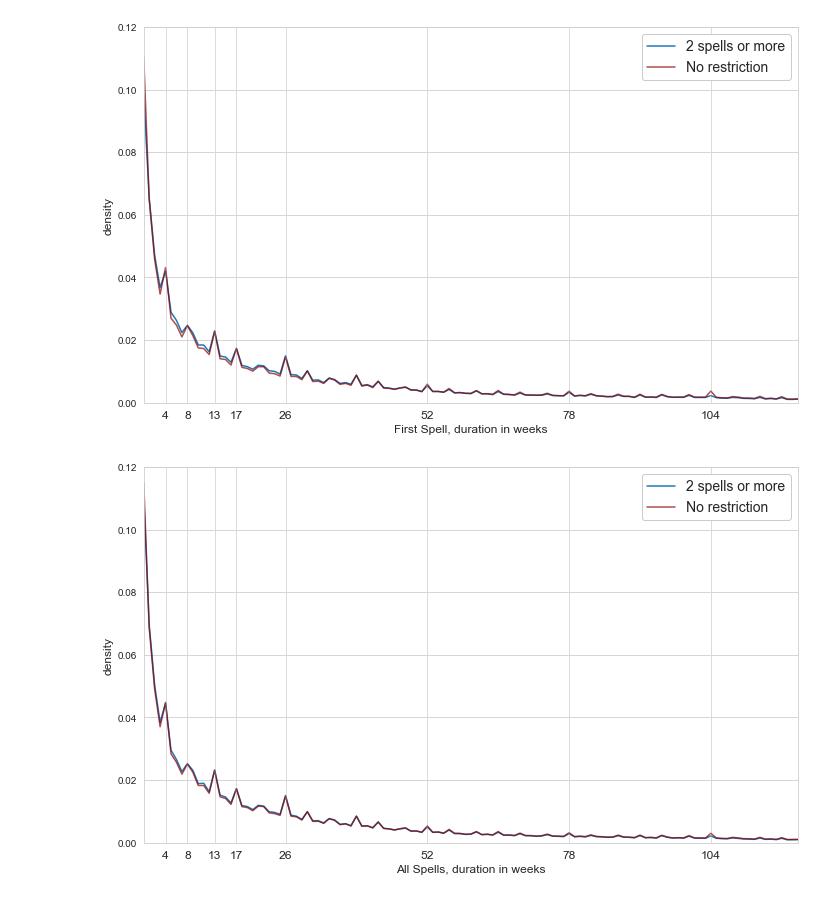
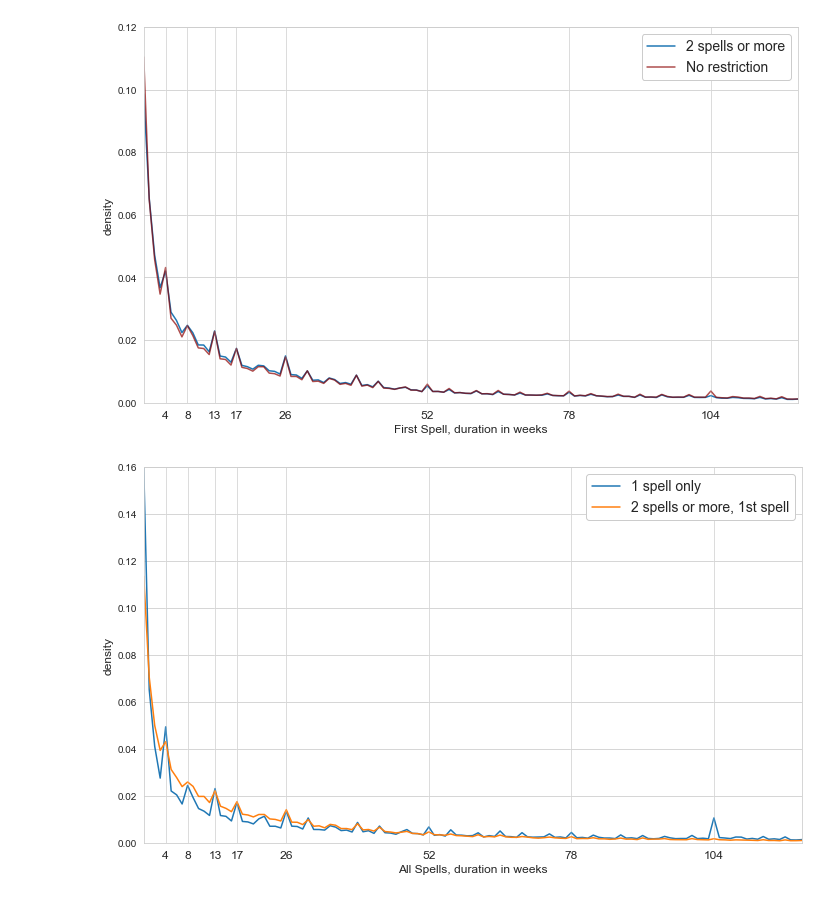
Before and after one commit to crisla/UVD_ABS_code, a Jupyter notebook: sample_selection/Sample Selection.ipynb, the cells around one changed output. Drawn from its saved outputs; the diff is of its cells as text; code cells hidden in the pictures.

Commit message:
more on spell selection

```diff
--- a/sample_selection/Sample Selection.ipynb
+++ b/sample_selection/Sample Selection.ipynb
@@ -5,3 +5,9 @@ import seaborn as sns
 from matplotlib import pyplot as plt
 import numpy as np
 import pandas as pd
+
+%matplotlib inline
+%load_ext autoreload
+%autoreload 2
+
+sns.set_style('whitegrid')
@@ -24,12 +95,14 @@ data_raw1 = pd.read_csv('LLower1.csv')
 # %%
 data_sc_first = data_sc.loc[data_sc['n_spell_u']==1]
 data_sc1_first = data_sc1.loc[data_sc1['n_spell_u']==1]
+data_sc1_only_one = data_sc1[data_sc1.max_nup==1]
+data_sc1_two_more = data_sc1[data_sc1.max_nup==2]
 
-data_stu_first = data_stu.loc[data_stu['n_spell_u']==1]
-data_stu1_first = data_stu1.loc[data_stu1['n_spell_u']==1]
+# data_stu_first = data_stu.loc[data_stu['n_spell_u']==1]
+# data_stu1_first = data_stu1.loc[data_stu1['n_spell_u']==1]
 
-data_ltu_first = data_ltu.loc[data_ltu['n_spell_u']==1]
-data_ltu1_first = data_ltu1.loc[data_ltu1['n_spell_u']==1]
+# data_ltu_first = data_ltu.loc[data_ltu['n_spell_u']==1]
+# data_ltu1_first = data_ltu1.loc[data_ltu1['n_spell_u']==1]
 
-data_raw_first = data_raw.loc[data_raw['n_spell_u']==1]
-data_raw1_first = data_raw1.loc[data_raw1['n_spell_u']==1]
+# data_raw_first = data_raw.loc[data_raw['n_spell_u']==1]
+# data_raw1_first = data_raw1.loc[data_raw1['n_spell_u']==1]
@@ -188,19 +277,29 @@ plt.show()
 # %%
+week_range = np.arange(0,1092,7)
+spikes = (4,8,13,17,26,52,78,104)
+
 plt.figure(figsize=(10,6))
-data_21, bins21 = np.histogram(data_sc['real_days_1'],week_range)
-data_11, bins11 = np.histogram(data_sc1['real_days_1'],week_range)
-plt.plot(data_21/np.sum(data_21),label='2 spells or more')
-plt.plot(data_11/np.sum(data_11),label='No restriction',c='darkred',alpha=0.7)
+
+# data_21, bins21 = np.histogram(data_sc['real_days_1'],week_range)
+data_21, bins21 = np.histogram(data_sc1_two_more[data_sc1_two_more.n_spell_u==1]['real_days_1'],week_range)
+data_22, bins22 = np.histogram(data_sc1_two_more[data_sc1_two_more.n_spell_u==2]['real_days_1'],week_range)
+
+# data_11, bins11 = np.histogram(data_sc1_first['real_days_1'],week_range)
+data_11, bins11 = np.histogram(data_sc1_only_one['real_days_1'],week_range)
+
+plt.plot(data_11/np.sum(data_11),label='1 spell only') #,c='darkred',alpha=0.7
+plt.plot(data_21/np.sum(data_21),label='2 spells or more, 1st spell')
+# plt.plot(data_22/np.sum(data_22),label='2 spells or more, 2nd spell')
 plt.legend(loc='best', framealpha=1.0,fontsize=14)
 plt.xticks(spikes,fontsize=12)
 for i in spikes:
     plt.axvline(i, c='white', alpha=0.2)
 plt.xlim(0,120)
 plt.xlabel('All Spells, duration in weeks',fontsize=12 ) #,fontsize=32
 plt.ylabel('density',fontsize=12 )
-plt.ylim(0,0.12)
+plt.ylim(0,0.16)
 plt.tight_layout()
 plt.savefig("Sample_selection_all_SaC.png", format="png", bbox_inches='tight')
 plt.show()
 # %% [output]
-[figure, old version]
+[figure, new version]
```
Also changed, not shown: parts of 10 cells of this notebook, 8 other files.
